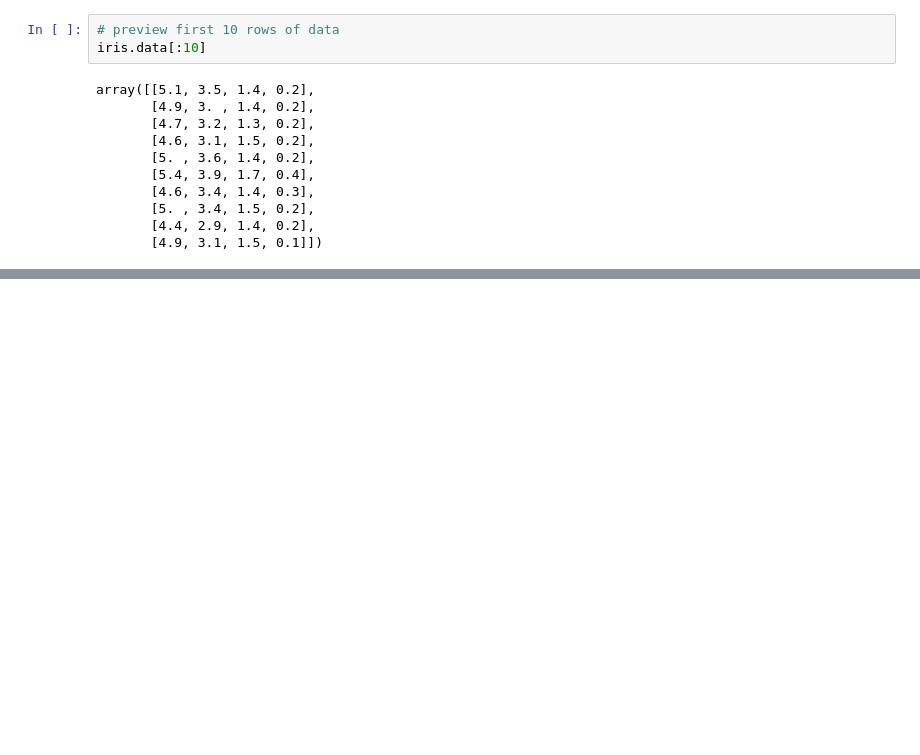
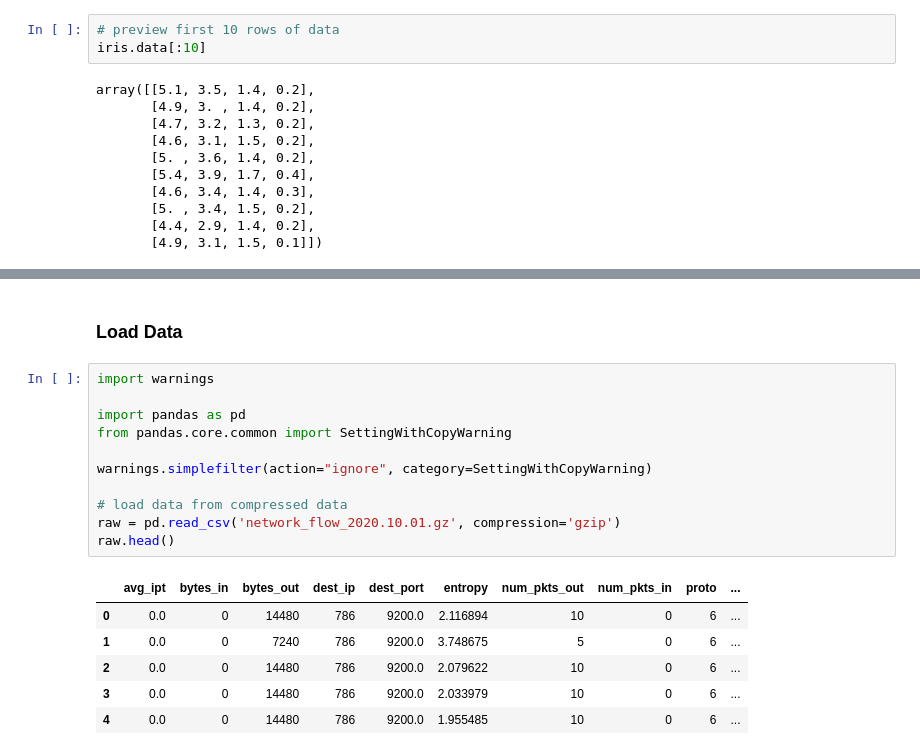
Before and after one commit to tisage/decisionTree, a Jupyter notebook: Decision Tree using Sklearn.ipynb, the cells around one changed output, grey strips where cells are left out. Saved outputs shown, nothing was run; the diff lists cells and outputs as text; blank space fills up the shorter version.

```diff
--- a/Decision Tree using Sklearn.ipynb
+++ b/Decision Tree using Sklearn.ipynb
@@ -358,0 +414,20 @@ plt.show()
+# %% [markdown]
+### Load Data
+# %%
+import warnings
+
+import pandas as pd
+from pandas.core.common import SettingWithCopyWarning
+
+warnings.simplefilter(action="ignore", category=SettingWithCopyWarning)
+
+# load data from compressed data
+raw = pd.read_csv('network_flow_2020.10.01.gz', compression='gzip')
+raw.head()
+# %% [output]
+|  | avg_ipt | bytes_in | bytes_out | dest_ip | dest_port | entropy | num_pkts_out | num_pkts_in | proto | ... |
+| 0 | 0.0 | 0 | 14480 | 786 | 9200.0 | 2.116894 | 10 | 0 | 6 | ... |
+| 1 | 0.0 | 0 | 7240 | 786 | 9200.0 | 3.748675 | 5 | 0 | 6 | ... |
+| 2 | 0.0 | 0 | 14480 | 786 | 9200.0 | 2.079622 | 10 | 0 | 6 | ... |
+| 3 | 0.0 | 0 | 14480 | 786 | 9200.0 | 2.033979 | 10 | 0 | 6 | ... |
+| 4 | 0.0 | 0 | 14480 | 786 | 9200.0 | 1.955485 | 10 | 0 | 6 | ... |
```
Also changed, not shown: parts of 16 cells of this notebook, 2 other files.
